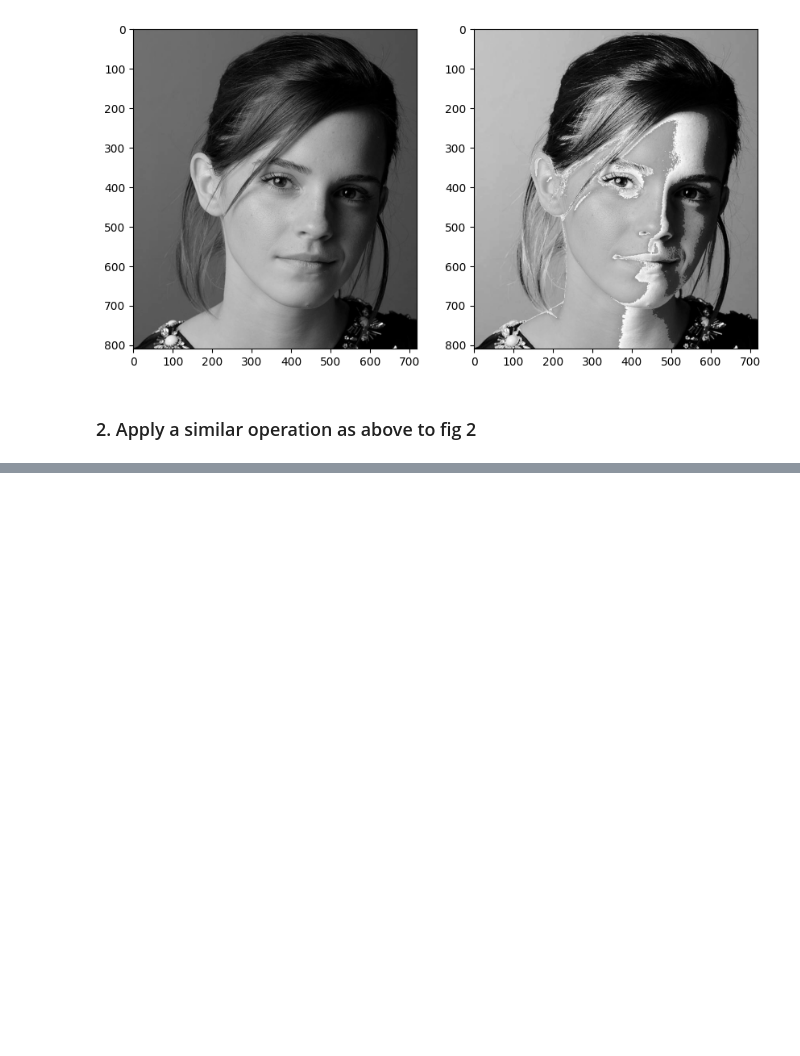
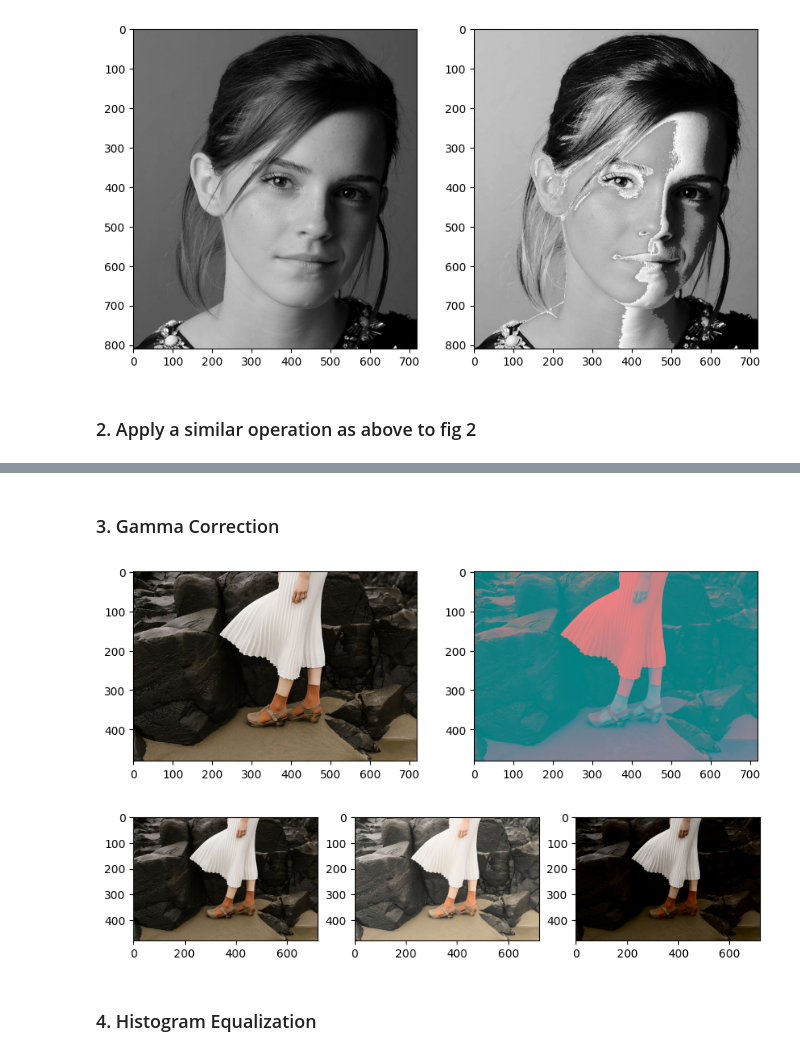
Before and after one commit to Ruwatech/pushpika_dwr_en5204asg01, a Jupyter notebook: final.ipynb, the cells around one changed output, grey strips where cells are left out. Drawn from its saved outputs; the diff is of its cells as text; code cells hidden in the pictures; blank space fills up the shorter version.

```diff
--- a/final.ipynb
+++ b/final.ipynb
@@ -75,0 +75,39 @@ plt.show()
+# %% [markdown]
+### 3. Gamma Correction
+# %%
+import cv2 as cv
+import numpy as np
+import matplotlib.pyplot as plt
+
+bgr_img = cv.imread('highlights_and_shadows.jpg', cv.IMREAD_COLOR)
+rgb_img = cv.cvtColor(bgr_img, cv.COLOR_BGR2RGB)
+lab_image = cv.cvtColor(bgr_img, cv.COLOR_BGR2Lab)
+fig,ax = plt.subplots(1,2,figsize=(10,30))
+ax[0].imshow(rgb_img, vmin=0, vmax=255)
+ax[1].imshow(lab_image, vmin=0, vmax=255)
+plt.show()
+
+L,A,B=cv.split(lab_image) #splitting channels
+
+def gammagenerator(source_img, gamma_value):
+
+    conv_table = [((i / 255) ** (1 / gamma_value)) * 255 for i in range(256)]
+    conv_table = np.array(conv_table, np.uint8)
+    return cv.LUT(source_img, conv_table)
+
+gammaImg1 = cv.merge([gammagenerator(L, 2.2), A, B])  #applying gamma correction & combining channels
+
+gammaImg1_rgb = cv.cvtColor(gammaImg1, cv.COLOR_Lab2RGB)
+gammaImg2 = cv.merge([gammagenerator(L, 0.5), A, B])  #applying gamma correction & combining channels
+gammaImg2_rgb = cv.cvtColor(gammaImg2, cv.COLOR_Lab2RGB)
+
+fig,ax = plt.subplots(1,3,figsize=(10,30))
+ax[0].imshow(rgb_img, vmin=0, vmax=255)
+ax[1].imshow(gammaImg1_rgb, vmin=0, vmax=255)
+ax[2].imshow(gammaImg2_rgb, vmin=0, vmax=255)
+plt.show()
+# %% [output]
+[figure, added]
+[figure, added]
+# %% [markdown]
+### 4. Histogram Equalization
```
Also changed, not shown: parts of 2 cells of this notebook.
